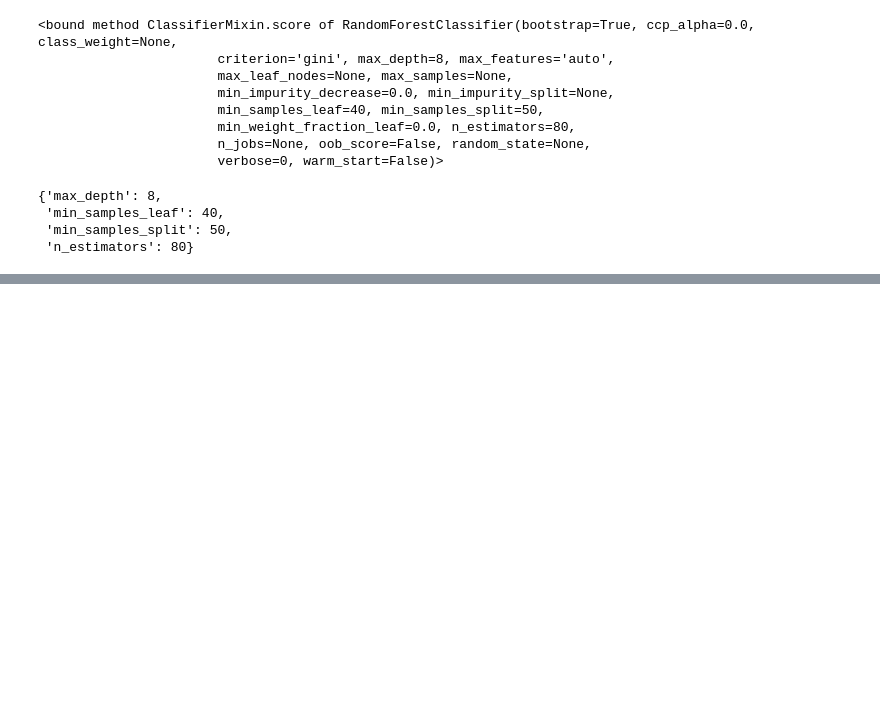
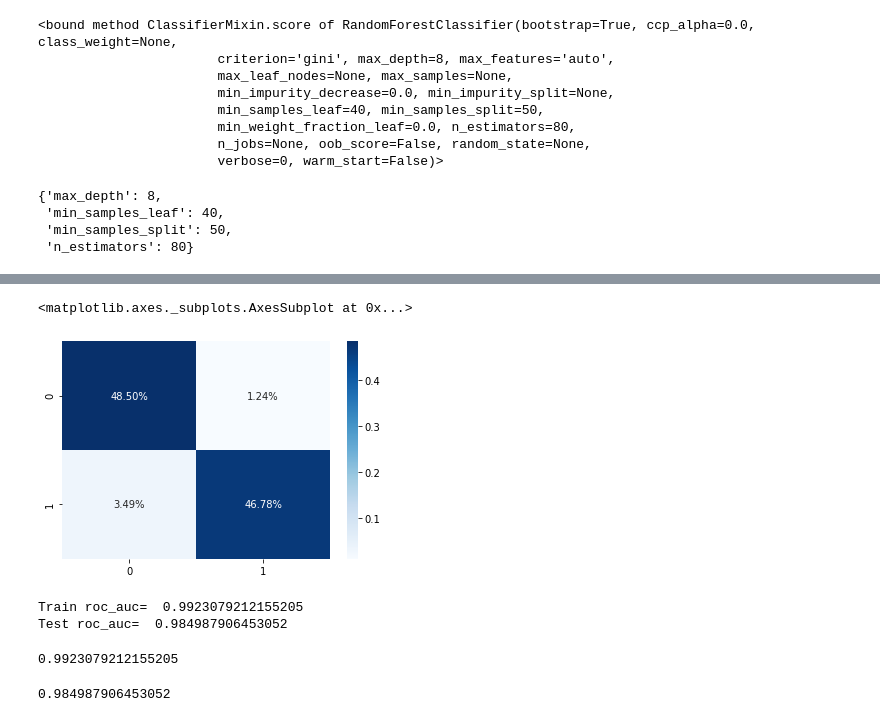
Before and after one commit to hrushikeshsahu19/Predicting-the-effectiveness-of-bank-marketing-campaigns, a Jupyter notebook: Hrushikesh_Sahu_Team_1_Capstone_Project_3.ipynb, the cells around one changed output, grey strips where cells are left out. Drawn from its saved outputs; the diff is of its cells as text; code cells hidden in the pictures; blank space fills up the shorter version.

```diff
--- a/Hrushikesh_Sahu_Team_1_Capstone_Project_3.ipynb
+++ b/Hrushikesh_Sahu_Team_1_Capstone_Project_3.ipynb
@@ -820,0 +1047,7 @@ sns.heatmap(test_cm/np.sum(test_cm), annot=True,
+# %%
+#confusion matrix for test data set
+sns.heatmap(xgb_test_cm/np.sum(xgb_test_cm), annot=True,
+            fmt='.2%', cmap='Blues')
+# %% [output]
+<matplotlib.axes._subplots.AxesSubplot at 0x...>
+[figure, added]
@@ -820,0 +1058,14 @@ sns.heatmap(test_cm/np.sum(test_cm), annot=True,
+# %%
+print('Train roc_auc= ',xgb_train_auc)
+print('Test roc_auc= ',xgb_test_auc)
+# %% [output]
+Train roc_auc=  0.9923079212155205
+Test roc_auc=  0.984987906453052
+# %%
+xgb_train_auc
+# %% [output]
+0.9923079212155205
+# %%
+xgb_test_auc
+# %% [output]
+0.984987906453052
```
Also changed, not shown: parts of 65 cells of this notebook.
